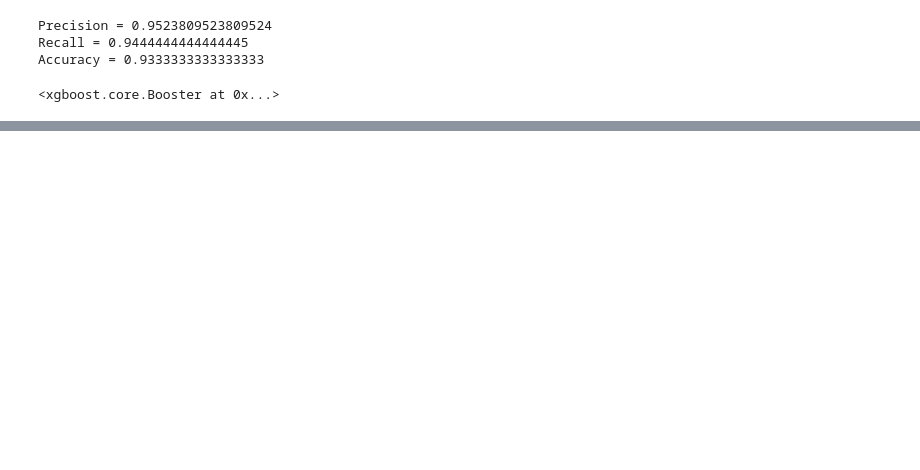
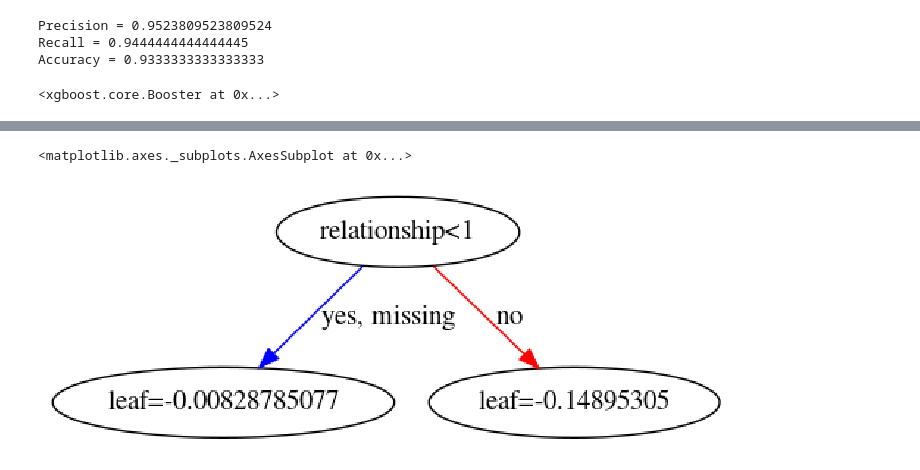
Before and after one commit to stuartzong/xgboost, a Jupyter notebook: xgboost_20190530.ipynb, the cells around one changed output, grey strips where cells are left out. Saved outputs shown, nothing was run; the diff lists cells and outputs as text; code cells hidden in the pictures; blank space fills up the shorter version.

```diff
--- a/xgboost_20190530.ipynb
+++ b/xgboost_20190530.ipynb
@@ -172,0 +388,8 @@ model
+# %%
+f, ax = plt.subplots(figsize=(10, 6))
+xgb.plot_tree(final_gb, num_trees=1, ax=ax)
+plt.tight_layout()
+plt.show()
+# %% [output]
+<matplotlib.axes._subplots.AxesSubplot at 0x...>
+[figure, added]
```
Also changed, not shown: parts of 30 cells of this notebook.
